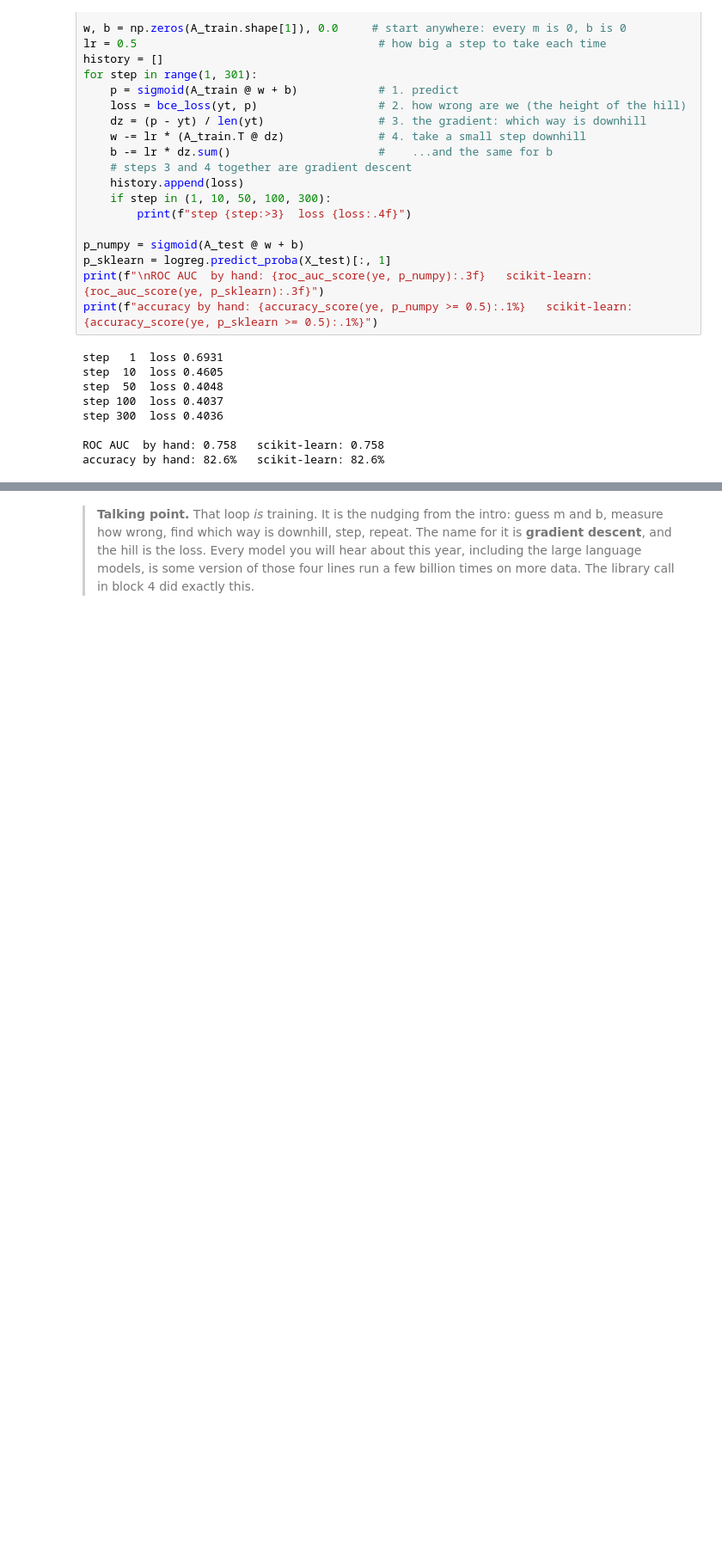
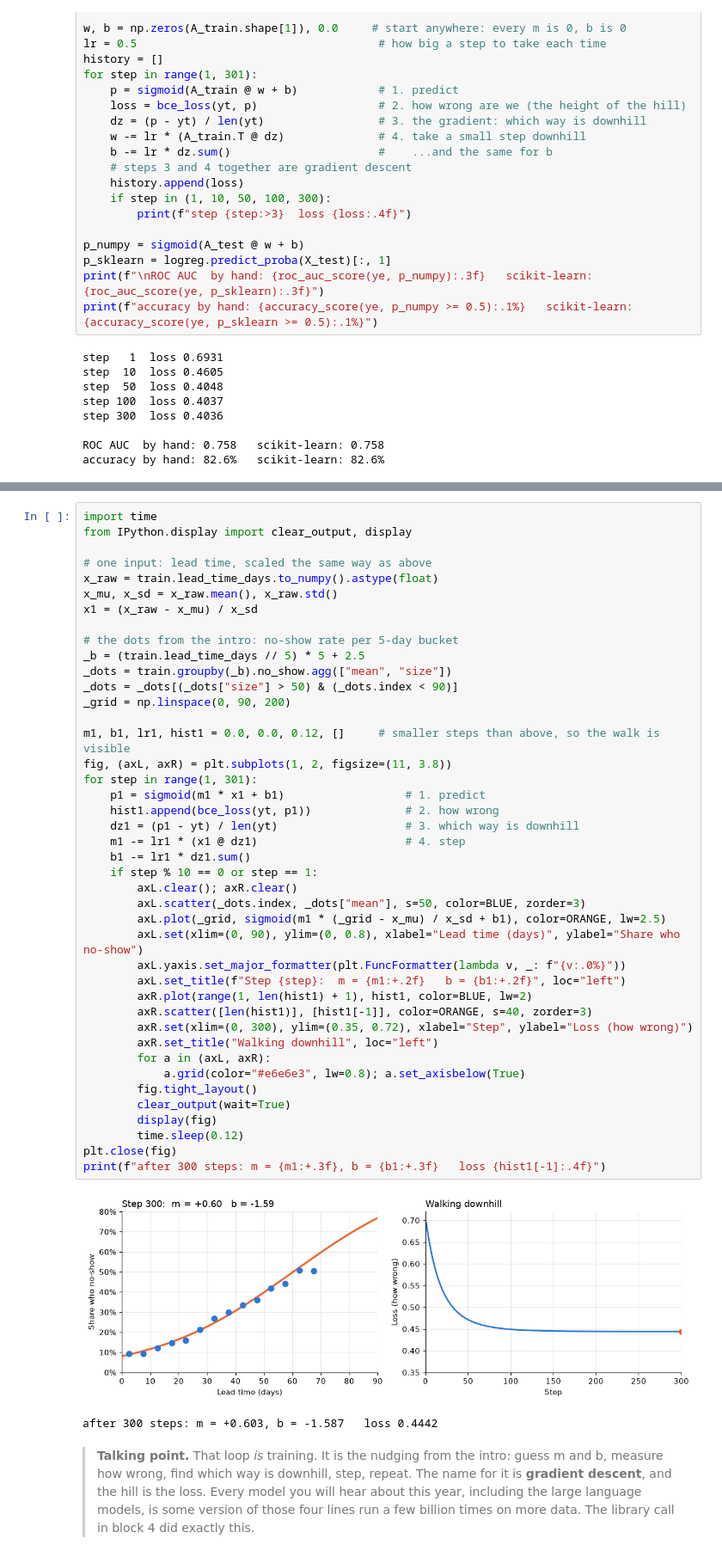
Before and after one commit to andyogah/no-show-ml-demo, a Jupyter notebook: notebooks/backup/no_show_classic_ml_prerun.ipynb, the cells around one changed output, grey strips where cells are left out. Shown at 86% size. Drawn from its saved outputs; the diff is of its cells as text; blank space fills up the shorter version.

```diff
--- a/notebooks/backup/no_show_classic_ml_prerun.ipynb
+++ b/notebooks/backup/no_show_classic_ml_prerun.ipynb
@@ -456,3 +446,48 @@ plt.show()
+# %%
+import time
+from IPython.display import clear_output, display
+
+# one input: lead time, scaled the same way as above
+x_raw = train.lead_time_days.to_numpy().astype(float)
+x_mu, x_sd = x_raw.mean(), x_raw.std()
+x1 = (x_raw - x_mu) / x_sd
+
+# the dots from the intro: no-show rate per 5-day bucket
+_b = (train.lead_time_days // 5) * 5 + 2.5
+_dots = train.groupby(_b).no_show.agg(["mean", "size"])
+_dots = _dots[(_dots["size"] > 50) & (_dots.index < 90)]
+_grid = np.linspace(0, 90, 200)
+
+m1, b1, lr1, hist1 = 0.0, 0.0, 0.12, []     # smaller steps than above, so the walk is visible
+fig, (axL, axR) = plt.subplots(1, 2, figsize=(11, 3.8))
+for step in range(1, 301):
+    p1 = sigmoid(m1 * x1 + b1)                  # 1. predict
+    hist1.append(bce_loss(yt, p1))              # 2. how wrong
+    dz1 = (p1 - yt) / len(yt)                   # 3. which way is downhill
+    m1 -= lr1 * (x1 @ dz1)                      # 4. step
+    b1 -= lr1 * dz1.sum()
+    if step % 10 == 0 or step == 1:
+        axL.clear(); axR.clear()
+        axL.scatter(_dots.index, _dots["mean"], s=50, color=BLUE, zorder=3)
+        axL.plot(_grid, sigmoid(m1 * (_grid - x_mu) / x_sd + b1), color=ORANGE, lw=2.5)
+        axL.set(xlim=(0, 90), ylim=(0, 0.8), xlabel="Lead time (days)", ylabel="Share who no-show")
+        axL.yaxis.set_major_formatter(plt.FuncFormatter(lambda v, _: f"{v:.0%}"))
+        axL.set_title(f"Step {step}:  m = {m1:+.2f}   b = {b1:+.2f}", loc="left")
+        axR.plot(range(1, len(hist1) + 1), hist1, color=BLUE, lw=2)
+        axR.scatter([len(hist1)], [hist1[-1]], color=ORANGE, s=40, zorder=3)
+        axR.set(xlim=(0, 300), ylim=(0.35, 0.72), xlabel="Step", ylabel="Loss (how wrong)")
+        axR.set_title("Walking downhill", loc="left")
+        for a in (axL, axR):
+            a.grid(color="#e6e6e3", lw=0.8); a.set_axisbelow(True)
+        fig.tight_layout()
+        clear_output(wait=True)
+        display(fig)
+        time.sleep(0.12)
+plt.close(fig)
+print(f"after 300 steps: m = {m1:+.3f}, b = {b1:+.3f}   loss {hist1[-1]:.4f}")
+# %% [output]
+[figure, added]
+after 300 steps: m = +0.603, b = -1.587   loss 0.4442
 # %% [markdown]
 > **Talking point.** That loop *is* training. It is the nudging from the intro: guess m and b,
 > measure how wrong, find which way is downhill, step, repeat. The name for it is **gradient
```
Also changed, not shown: parts of 2 cells of this notebook, 4 other files.
